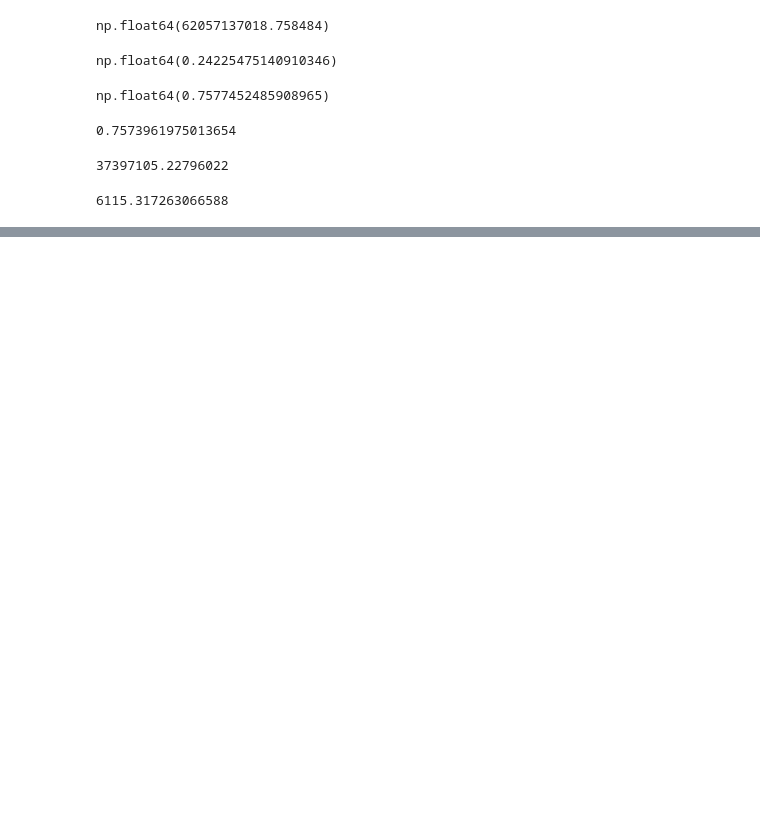
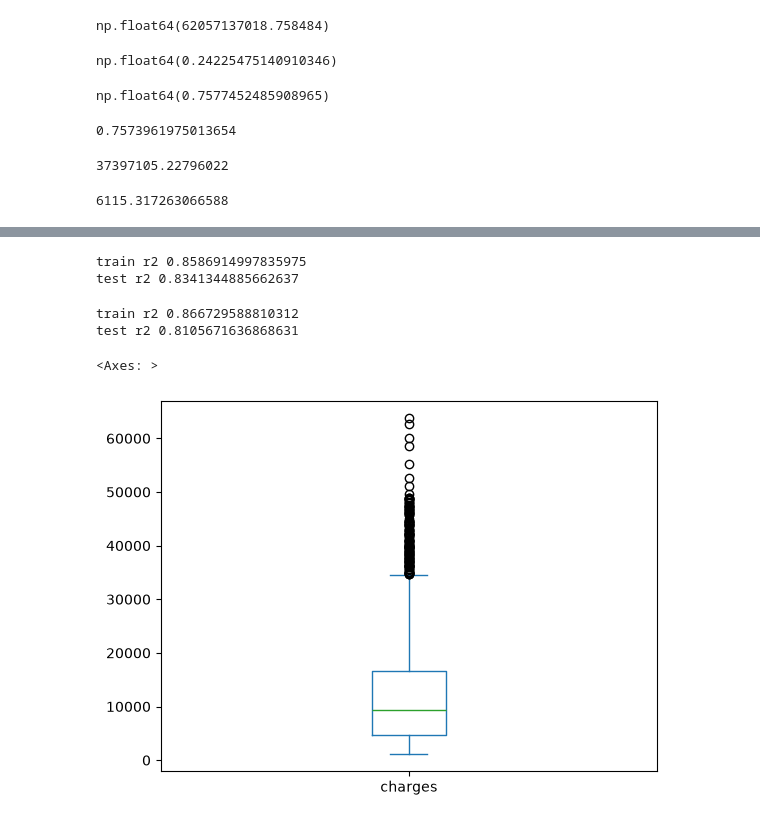
Before and after one commit to aioskill/genai2026, a Jupyter notebook: notebooks/ML/Regression Demo.ipynb, the cells around one changed output, grey strips where cells are left out. Cells and saved outputs as stored; diff of their text form; code cells hidden in the pictures; blank space fills up the shorter version.

Commit message:
linear regression

```diff
--- a/notebooks/ML/Regression Demo.ipynb
+++ b/notebooks/ML/Regression Demo.ipynb
@@ -298,0 +443,63 @@ metrics.mean_squared_error(y_test, y_test_pred) ** 0.5 #rmse
+# %%
+from sklearn import model_selection
+from sklearn.linear_model import LinearRegression
+from sklearn import preprocessing
+
+target = "charges"
+df_dummy = pd.get_dummies(df, drop_first=True)
+df_dummy["high_bmi"] = df["bmi"] > 33 # derived features
+y = df_dummy[target] # label, target, outcome
+X = df_dummy.drop(columns=target)
+
+X_train, X_test, y_train, y_test = model_selection.train_test_split(X, y
+                                    , test_size=0.3, random_state=44234234) # random split
+
+poly = preprocessing.PolynomialFeatures(degree=3, include_bias= False)
+X_train = poly.fit_transform(X_train)
+X_test = poly.transform(X_test)
+
+est = LinearRegression()
+est.fit(X_train, y_train) # learning process
+
+y_train_pred = est.predict(X_train)
+y_test_pred = est.predict(X_test)
+
+print("train r2", metrics.r2_score(y_train, y_train_pred))
+print("test r2", metrics.r2_score(y_test, y_test_pred))
+# %% [output]
+train r2 0.8586914997835975
+test r2 0.8341344885662637
+# %%
+from sklearn import model_selection
+from sklearn.linear_model import LinearRegression
+from sklearn import preprocessing
+
+target = "charges"
+df_dummy = pd.get_dummies(df, drop_first=True)
+df_dummy["high_bmi"] = df["bmi"] > 33 # derived features
+y = df_dummy[target] # label, target, outcome
+X = df_dummy.drop(columns=target)
+
+X_train, X_test, y_train, y_test = model_selection.train_test_split(X, y
+                                    , test_size=0.3, random_state=44234234) # random split
+
+poly = preprocessing.PolynomialFeatures(degree=6, include_bias= False)
+X_train = poly.fit_transform(X_train)
+X_test = poly.transform(X_test)
+
+est = LinearRegression()
+est.fit(X_train, y_train) # learning process
+
+y_train_pred = est.predict(X_train)
+y_test_pred = est.predict(X_test)
+
+print("train r2", metrics.r2_score(y_train, y_train_pred))
+print("test r2", metrics.r2_score(y_test, y_test_pred))
+# %% [output]
+train r2 0.866729588810312
+test r2 0.8105671636868631
+# %%
+y.plot.box()
+# %% [output]
+<Axes: >
+[figure, added]
```
Also changed, not shown: parts of 42 cells of this notebook, 1 other file.
